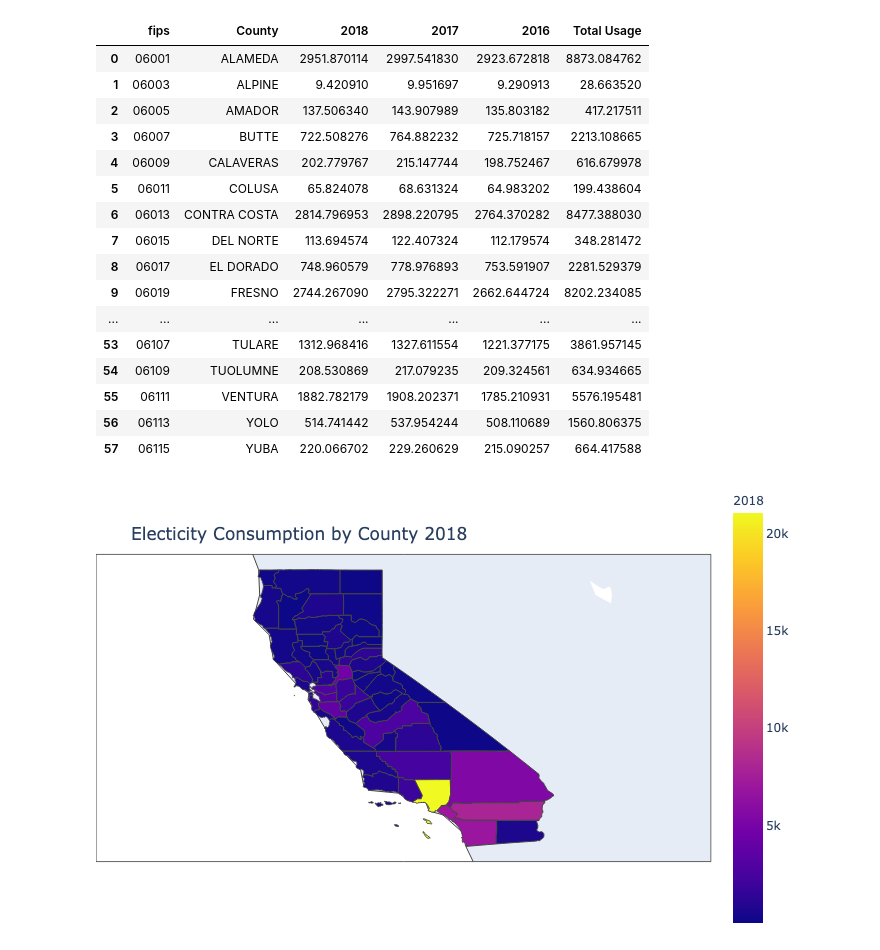
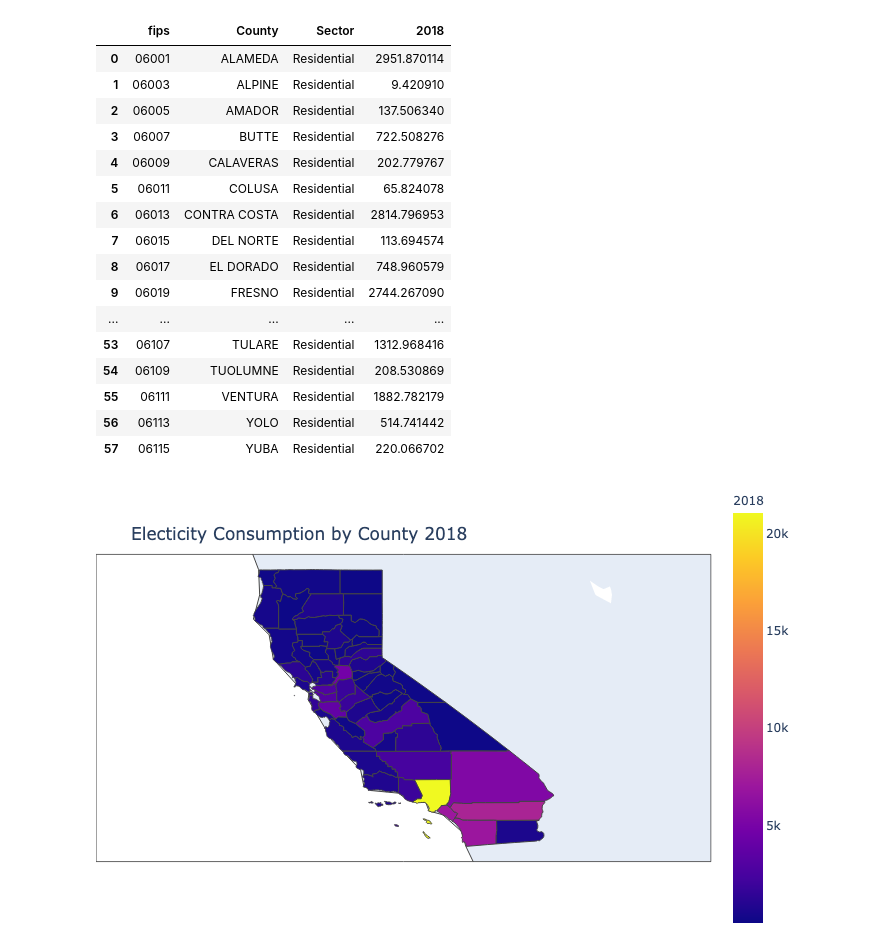
Before and after one commit to zach-brown-18/CA_Energy_Consumption, a Jupyter notebook: plotly_explore.ipynb, the cells around one changed output. Drawn from its saved outputs; the diff is of its cells as text; code cells hidden in the pictures.

```diff
--- a/plotly_explore.ipynb
+++ b/plotly_explore.ipynb
@@ -12,28 +12,27 @@ df_fips = pd.read_csv("ca_fips.csv", dtype={"fips": str})
 df_fips = df_fips.drop(columns="county")
 # %%
 # County
-df_electricity_by_county = pd.read_csv("ElectricityByCounty.csv")
-df_electricity_by_county = df_electricity_by_county.drop(columns="Sector")
+df_electricity_by_county = pd.read_csv("ElectricityByCounty.csv")[['County','Sector','2018']]
 df_electricity_by_county = pd.concat([df_fips,df_electricity_by_county], axis=1)
 df_electricity_by_county
 # %% [output]
-|  | fips | County | 2018 | 2017 | 2016 | Total Usage |
-| 0 | 06001 | ALAMEDA | 2951.870114 | 2997.541830 | 2923.672818 | 8873.084762 |
-| 1 | 06003 | ALPINE | 9.420910 | 9.951697 | 9.290913 | 28.663520 |
-| 2 | 06005 | AMADOR | 137.506340 | 143.907989 | 135.803182 | 417.217511 |
-| 3 | 06007 | BUTTE | 722.508276 | 764.882232 | 725.718157 | 2213.108665 |
-| 4 | 06009 | CALAVERAS | 202.779767 | 215.147744 | 198.752467 | 616.679978 |
-| 5 | 06011 | COLUSA | 65.824078 | 68.631324 | 64.983202 | 199.438604 |
-| 6 | 06013 | CONTRA COSTA | 2814.796953 | 2898.220795 | 2764.370282 | 8477.388030 |
-| 7 | 06015 | DEL NORTE | 113.694574 | 122.407324 | 112.179574 | 348.281472 |
-| 8 | 06017 | EL DORADO | 748.960579 | 778.976893 | 753.591907 | 2281.529379 |
-| 9 | 06019 | FRESNO | 2744.267090 | 2795.322271 | 2662.644724 | 8202.234085 |
-| ... | ... | ... | ... | ... | ... | ... |
-| 53 | 06107 | TULARE | 1312.968416 | 1327.611554 | 1221.377175 | 3861.957145 |
-| 54 | 06109 | TUOLUMNE | 208.530869 | 217.079235 | 209.324561 | 634.934665 |
-| 55 | 06111 | VENTURA | 1882.782179 | 1908.202371 | 1785.210931 | 5576.195481 |
-| 56 | 06113 | YOLO | 514.741442 | 537.954244 | 508.110689 | 1560.806375 |
-| 57 | 06115 | YUBA | 220.066702 | 229.260629 | 215.090257 | 664.417588 |
+|  | fips | County | Sector | 2018 |
+| 0 | 06001 | ALAMEDA | Residential | 2951.870114 |
+| 1 | 06003 | ALPINE | Residential | 9.420910 |
+| 2 | 06005 | AMADOR | Residential | 137.506340 |
+| 3 | 06007 | BUTTE | Residential | 722.508276 |
+| 4 | 06009 | CALAVERAS | Residential | 202.779767 |
+| 5 | 06011 | COLUSA | Residential | 65.824078 |
+| 6 | 06013 | CONTRA COSTA | Residential | 2814.796953 |
+| 7 | 06015 | DEL NORTE | Residential | 113.694574 |
+| 8 | 06017 | EL DORADO | Residential | 748.960579 |
+| 9 | 06019 | FRESNO | Residential | 2744.267090 |
+| ... | ... | ... | ... | ... |
+| 53 | 06107 | TULARE | Residential | 1312.968416 |
+| 54 | 06109 | TUOLUMNE | Residential | 208.530869 |
+| 55 | 06111 | VENTURA | Residential | 1882.782179 |
+| 56 | 06113 | YOLO | Residential | 514.741442 |
+| 57 | 06115 | YUBA | Residential | 220.066702 |
 # %%
 title = "Electicity Consumption by County 2018"
 fig = px.choropleth(
```
Also changed, not shown: parts of 11 cells of this notebook.
